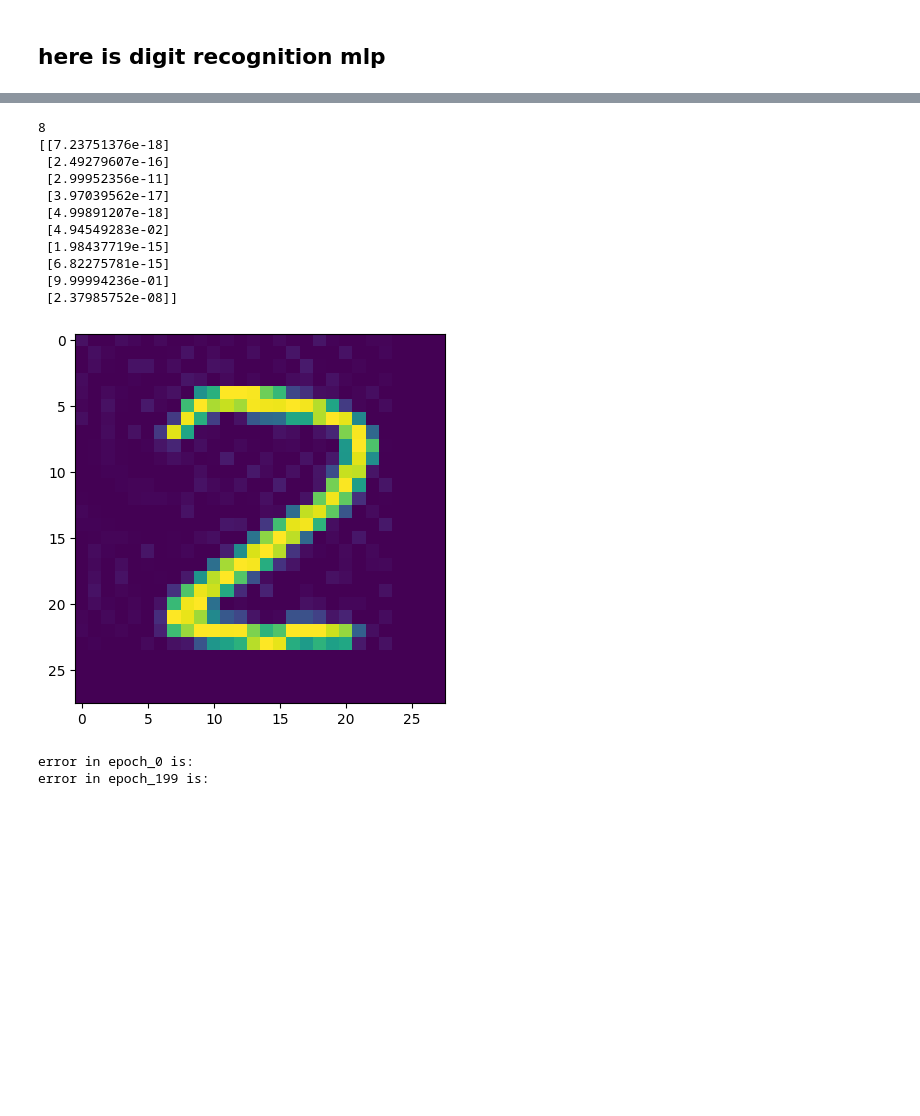
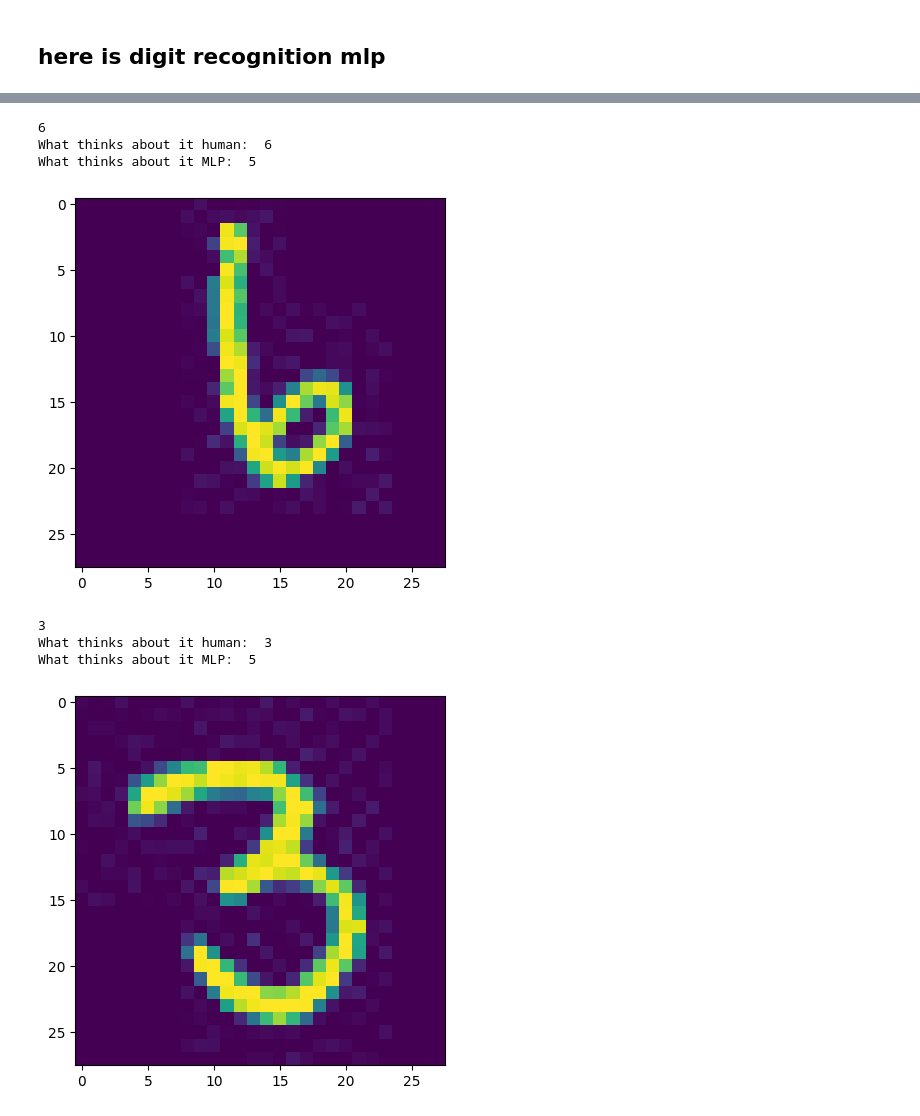
Before and after one commit to a-arakelian/first-steps-in-ML, a Jupyter notebook: handwritten_digit_recognition/mlp.ipynb, the cells around one changed output, grey strips where cells are left out. Saved outputs shown, nothing was run; the diff lists cells and outputs as text; code cells hidden in the pictures; blank space fills up the shorter version.

```diff
--- a/handwritten_digit_recognition/mlp.ipynb
+++ b/handwritten_digit_recognition/mlp.ipynb
@@ -42,26 +121,12 @@ mlp_digit.fit(X_data.T, Y_target.T, 200, 10, show = True)
+# %%
+i = 4550
+show_array_as_image(X_test[i,:].reshape(28, 28), Y_test[i,:])
+print("What thinks about it human: ", np.argmax(Y_test[i,:]))
+print("What thinks about it MLP: ", np.argmax(mlp_digit.forward_propagat(X_test[i,:].T)))
+# %% [output]
+6
+What thinks about it human:  6
+What thinks about it MLP:  5
+[figure, added]
 # %%
-a = 7610
-show_array_as_image(X_data[a].reshape(28, 28), mlp_digit.forward_propagat(X_data[a].T).reshape(-1,))
-print(mlp_digit.forward_propagat(X_data[a]))
+mlp2_digit = MLP2([(784, ), (15, 'sigmoid'), (15, 'tanh'), (10, 'sigmoid')])
-# %% [output]
-8
-[[7.23751376e-18]
- [2.49279607e-16]
- [2.99952356e-11]
- [3.97039562e-17]
- [4.99891207e-18]
- [4.94549283e-02]
- [1.98437719e-15]
- [6.82275781e-15]
- [9.99994236e-01]
- [2.37985752e-08]]
-[figure, removed]
-# %%
-show = False
-number_of_epochs = 200
-for k in range(number_of_epochs):
-    if show or k == 0 or k == number_of_epochs - 1:
-        print("error in epoch_{} is: ".format(k))
-# %% [output]
-error in epoch_0 is:
-error in epoch_199 is:
@@ -67,0 +141,10 @@ error in epoch_199 is:
+# %%
+i = 4110
+show_array_as_image(X_test[i,:].reshape(28, 28), Y_test[i,:])
+print("What thinks about it human: ", np.argmax(Y_test[i,:]))
+print("What thinks about it MLP: ", np.argmax(mlp2_digit.forward_propagat(X_test[i,:].reshape(1, 784))))
+# %% [output]
+3
+What thinks about it human:  3
+What thinks about it MLP:  5
+[figure, added]
```
Also changed, not shown: parts of 19 cells of this notebook, 1 other file.
